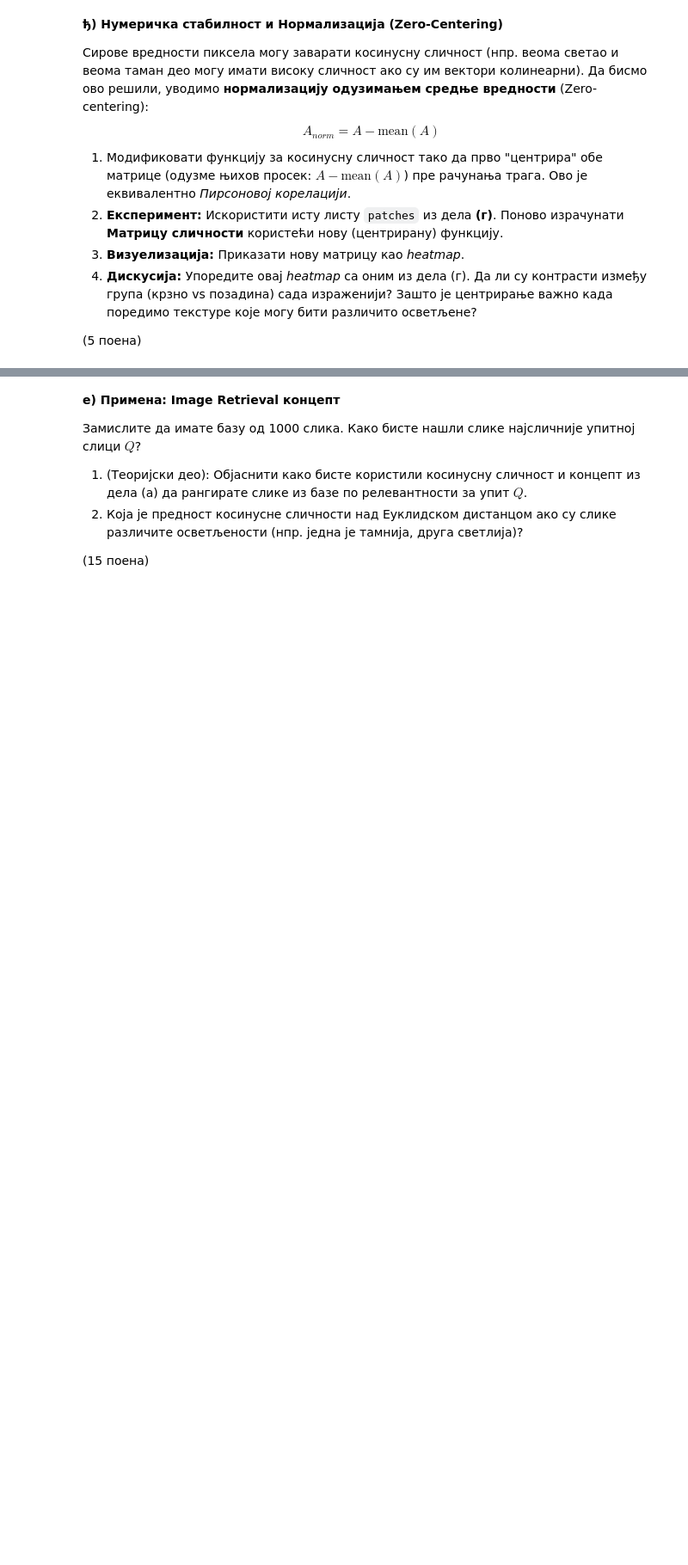
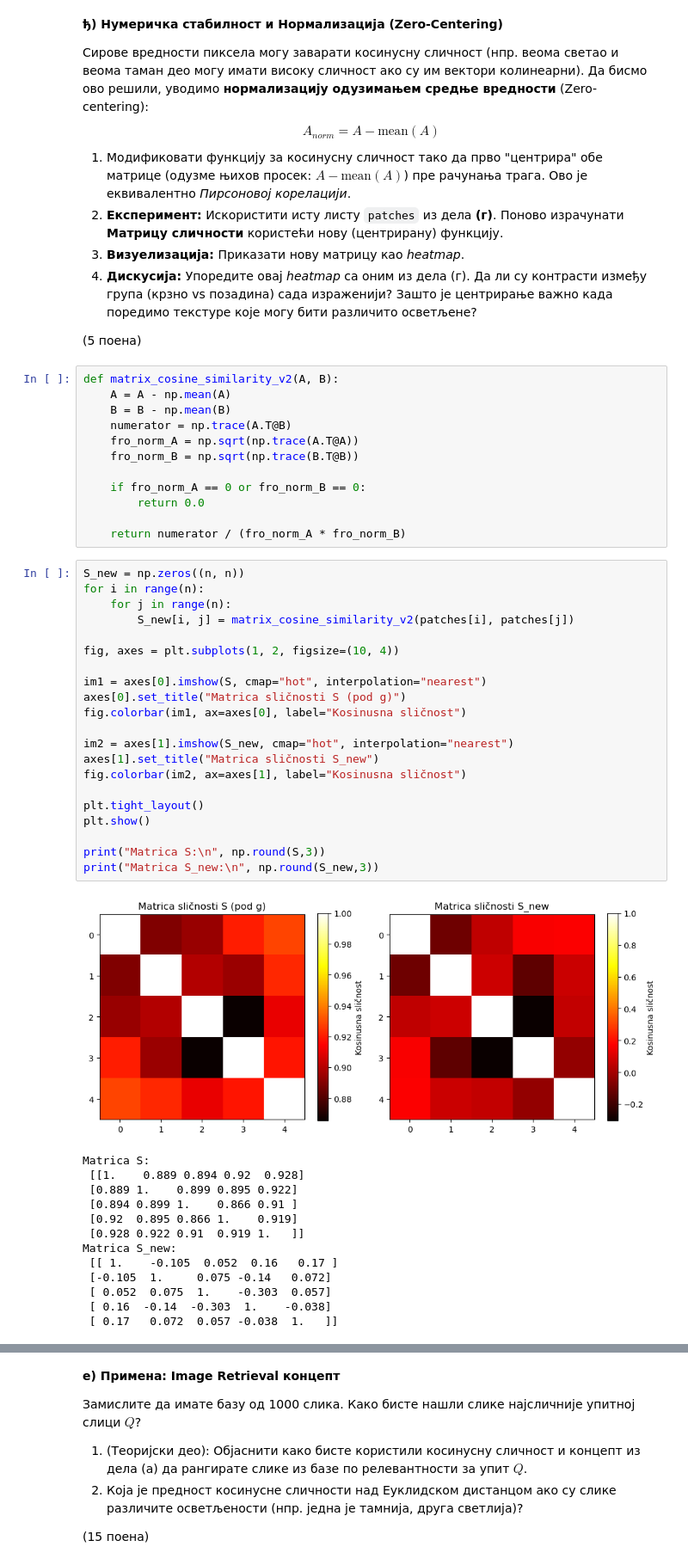
Before and after one commit to paunovicjovan/mathematical-methods-for-machine-learning, a Jupyter notebook: Homeworks/02Domaci2025-26_Jovan_Paunovic.ipynb, the cells around one changed output, grey strips where cells are left out. Shown at 86% size. Cells and saved outputs as stored; diff of their text form; blank space fills up the shorter version.

```diff
--- a/Homeworks/02Domaci2025-26_Jovan_Paunovic.ipynb
+++ b/Homeworks/02Domaci2025-26_Jovan_Paunovic.ipynb
@@ -798,3 +843,50 @@ $$A_{norm} = A - \text{mean}(A)$$
 4.  **Дискусија:** Упоредите овај *heatmap* са оним из дела (г). Да ли су контрасти између група (крзно vs позадина) сада израженији? Зашто је центрирање важно када поредимо текстуре које могу бити различито осветљене?
 
 (5 поена)
+# %%
+def matrix_cosine_similarity_v2(A, B):
+    A = A - np.mean(A)
+    B = B - np.mean(B)
+    numerator = np.trace(A.T@B)
+    fro_norm_A = np.sqrt(np.trace(A.T@A))
+    fro_norm_B = np.sqrt(np.trace(B.T@B))
+
+    if fro_norm_A == 0 or fro_norm_B == 0:
+        return 0.0
+
+    return numerator / (fro_norm_A * fro_norm_B)
+# %%
+S_new = np.zeros((n, n))
+for i in range(n):
+    for j in range(n):
+        S_new[i, j] = matrix_cosine_similarity_v2(patches[i], patches[j])
+
+fig, axes = plt.subplots(1, 2, figsize=(10, 4))
+
+im1 = axes[0].imshow(S, cmap="hot", interpolation="nearest")
+axes[0].set_title("Matrica sličnosti S (pod g)")
+fig.colorbar(im1, ax=axes[0], label="Kosinusna sličnost")
+
+im2 = axes[1].imshow(S_new, cmap="hot", interpolation="nearest")
+axes[1].set_title("Matrica sličnosti S_new")
+fig.colorbar(im2, ax=axes[1], label="Kosinusna sličnost")
+
+plt.tight_layout()
+plt.show()
+
+print("Matrica S:\n", np.round(S,3))
+print("Matrica S_new:\n", np.round(S_new,3))
+# %% [output]
+[figure, added]
+Matrica S:
+ [[1.    0.889 0.894 0.92  0.928]
+ [0.889 1.    0.899 0.895 0.922]
+ [0.894 0.899 1.    0.866 0.91 ]
+ [0.92  0.895 0.866 1.    0.919]
+ [0.928 0.922 0.91  0.919 1.   ]]
+Matrica S_new:
+ [[ 1.    -0.105  0.052  0.16   0.17 ]
+ [-0.105  1.     0.075 -0.14   0.072]
+ [ 0.052  0.075  1.    -0.303  0.057]
+ [ 0.16  -0.14  -0.303  1.    -0.038]
+ [ 0.17   0.072  0.057 -0.038  1.   ]]
```
Also changed, not shown: parts of 8 cells of this notebook.
